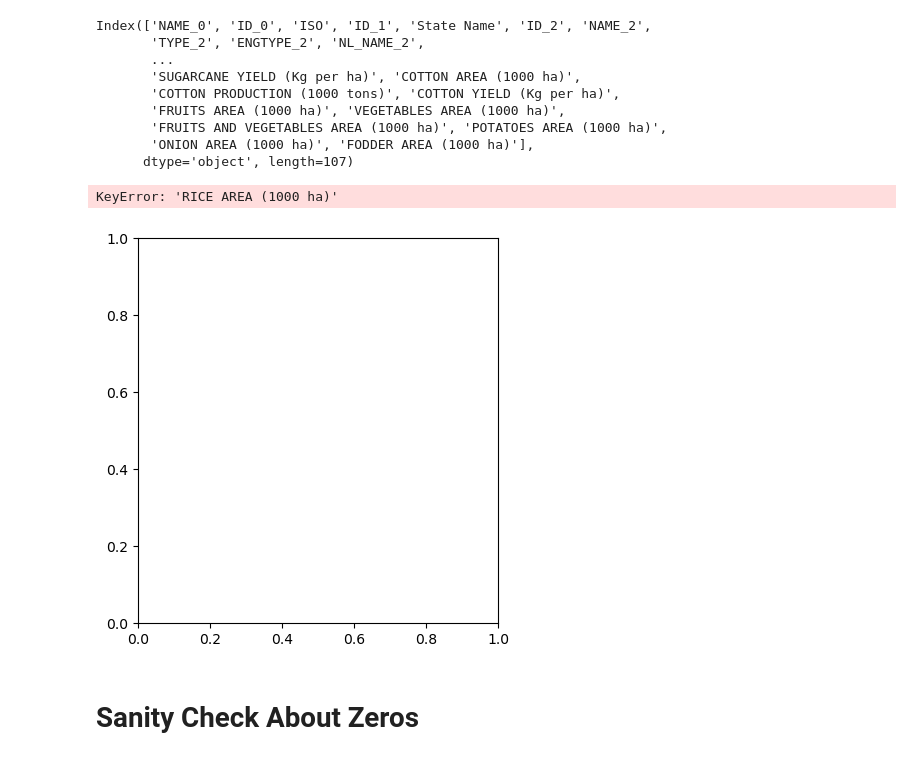
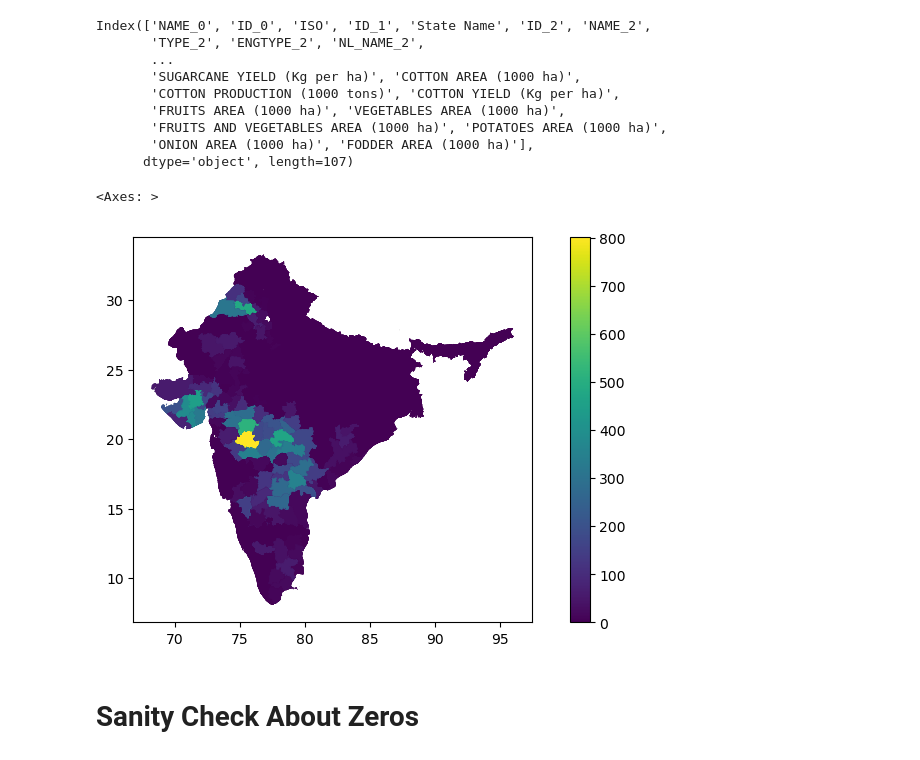
Before and after one commit to michaelmfoley/india_hybrid_methodology, a Jupyter notebook: mike/icrisat_and_hybrid/icrisat_hybrid_comparison.ipynb, the cells around one changed output. Drawn from its saved outputs; the diff is of its cells as text; code cells hidden in the pictures.

```diff
--- a/mike/icrisat_hybrid_comparison.ipynb
+++ b/mike/icrisat_and_hybrid/icrisat_hybrid_comparison.ipynb
@@ -300,10 +300,10 @@ all_cotton = accessor.get_all_crop_data('COTTON', 2015, 2020)
 min_year, max_year = accessor.get_available_years()
 # %%
 fig, ax = plt.subplots(figsize=(10, 5))
-cotton_area.plot(ax=ax, column="RICE AREA (1000 ha)", legend=True, cmap='viridis')
+cotton_area.plot(ax=ax, column="COTTON AREA (1000 ha)", legend=True, cmap='viridis')
 # %% [output]
-KeyError: 'RICE AREA (1000 ha)'
+<Axes: >
-[figure, old version]
+[figure, new version]
 # %% [markdown]
 # Sanity Check About Zeros
 # %% [markdown]
```
Also changed, not shown: 6 other files.
